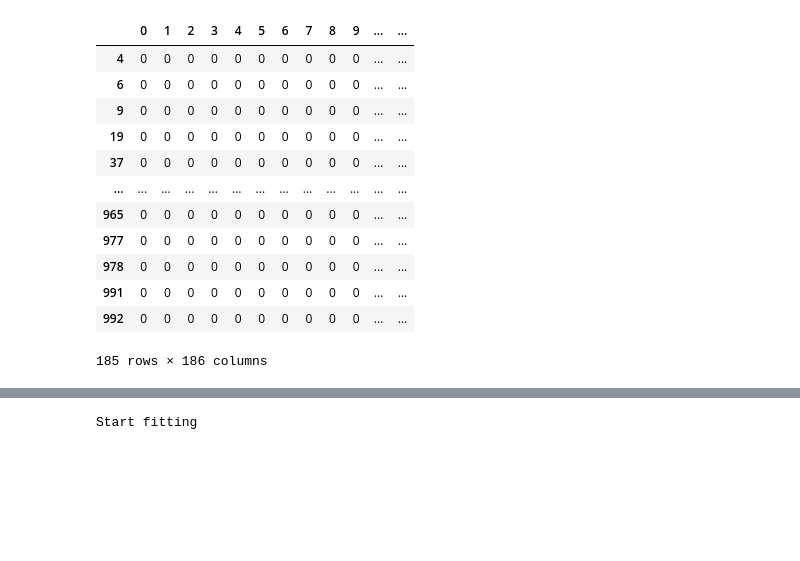
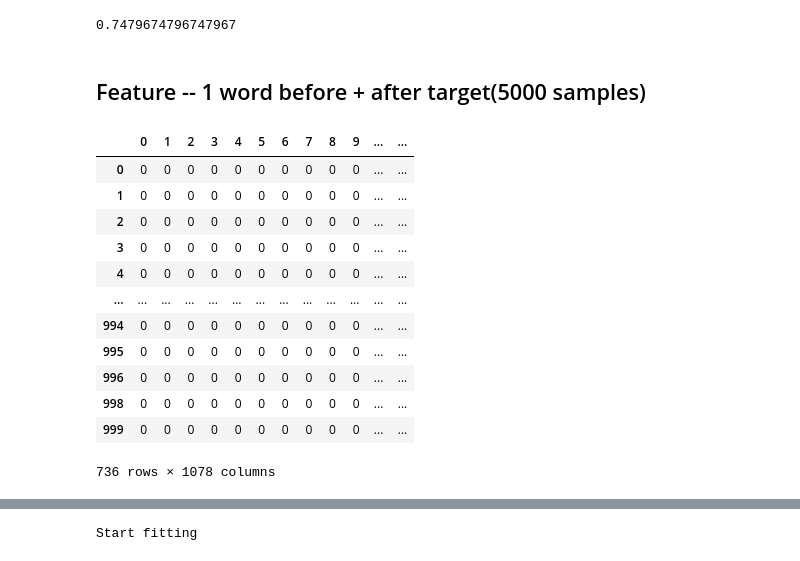
Before and after one commit to happykygo/NLP-DT-WordPredict, a Jupyter notebook: 1previousWord.ipynb, the cells around one changed output, grey strips where cells are left out. Drawn from its saved outputs; the diff is of its cells as text; code cells hidden in the pictures; blank space fills up the shorter version.

```diff
--- a/1previousWord.ipynb
+++ b/1previousWord.ipynb
@@ -22,19 +147,25 @@ acc
+# %%
+y_dev_pred = model3.predict(X_dev)
+acc = accuracy_score(y_dev, y_dev_pred)
+acc
+# %% [output]
+0.7479674796747967
+# %% [markdown]
+## Feature -- 1 word before + after target(5000 samples)
 # %%
-X, y, vocabs_oh = ut.create_dataset("hw1_dataset/hw1.train_mini.col", 1, 'before')
-# X, y, vocabs_oh = ut.create_dataset("one_sentence.csv", 1, 'before')
-# X, y, vocabs_oh = ut.create_dataset("Ying_wordTest.csv", 1, 'before')
+X, y, vocabs_oh = ut.create_dataset("hw1_dataset/hw1.train_mini.col", 1)
 X
 # %% [output]
 |  | 0 | 1 | 2 | 3 | 4 | 5 | 6 | 7 | 8 | 9 | ... | ... |
+| 0 | 0 | 0 | 0 | 0 | 0 | 0 | 0 | 0 | 0 | 0 | ... | ... |
+| 1 | 0 | 0 | 0 | 0 | 0 | 0 | 0 | 0 | 0 | 0 | ... | ... |
+| 2 | 0 | 0 | 0 | 0 | 0 | 0 | 0 | 0 | 0 | 0 | ... | ... |
+| 3 | 0 | 0 | 0 | 0 | 0 | 0 | 0 | 0 | 0 | 0 | ... | ... |
 | 4 | 0 | 0 | 0 | 0 | 0 | 0 | 0 | 0 | 0 | 0 | ... | ... |
-| 6 | 0 | 0 | 0 | 0 | 0 | 0 | 0 | 0 | 0 | 0 | ... | ... |
-| 9 | 0 | 0 | 0 | 0 | 0 | 0 | 0 | 0 | 0 | 0 | ... | ... |
-| 19 | 0 | 0 | 0 | 0 | 0 | 0 | 0 | 0 | 0 | 0 | ... | ... |
-| 37 | 0 | 0 | 0 | 0 | 0 | 0 | 0 | 0 | 0 | 0 | ... | ... |
 | ... | ... | ... | ... | ... | ... | ... | ... | ... | ... | ... | ... | ... |
-| 965 | 0 | 0 | 0 | 0 | 0 | 0 | 0 | 0 | 0 | 0 | ... | ... |
-| 977 | 0 | 0 | 0 | 0 | 0 | 0 | 0 | 0 | 0 | 0 | ... | ... |
-| 978 | 0 | 0 | 0 | 0 | 0 | 0 | 0 | 0 | 0 | 0 | ... | ... |
-| 991 | 0 | 0 | 0 | 0 | 0 | 0 | 0 | 0 | 0 | 0 | ... | ... |
-| 992 | 0 | 0 | 0 | 0 | 0 | 0 | 0 | 0 | 0 | 0 | ... | ... |
+| 994 | 0 | 0 | 0 | 0 | 0 | 0 | 0 | 0 | 0 | 0 | ... | ... |
+| 995 | 0 | 0 | 0 | 0 | 0 | 0 | 0 | 0 | 0 | 0 | ... | ... |
+| 996 | 0 | 0 | 0 | 0 | 0 | 0 | 0 | 0 | 0 | 0 | ... | ... |
+| 998 | 0 | 0 | 0 | 0 | 0 | 0 | 0 | 0 | 0 | 0 | ... | ... |
+| 999 | 0 | 0 | 0 | 0 | 0 | 0 | 0 | 0 | 0 | 0 | ... | ... |
-185 rows × 186 columns
+736 rows × 1078 columns
```
Also changed, not shown: parts of 26 cells of this notebook, 2 other files.
